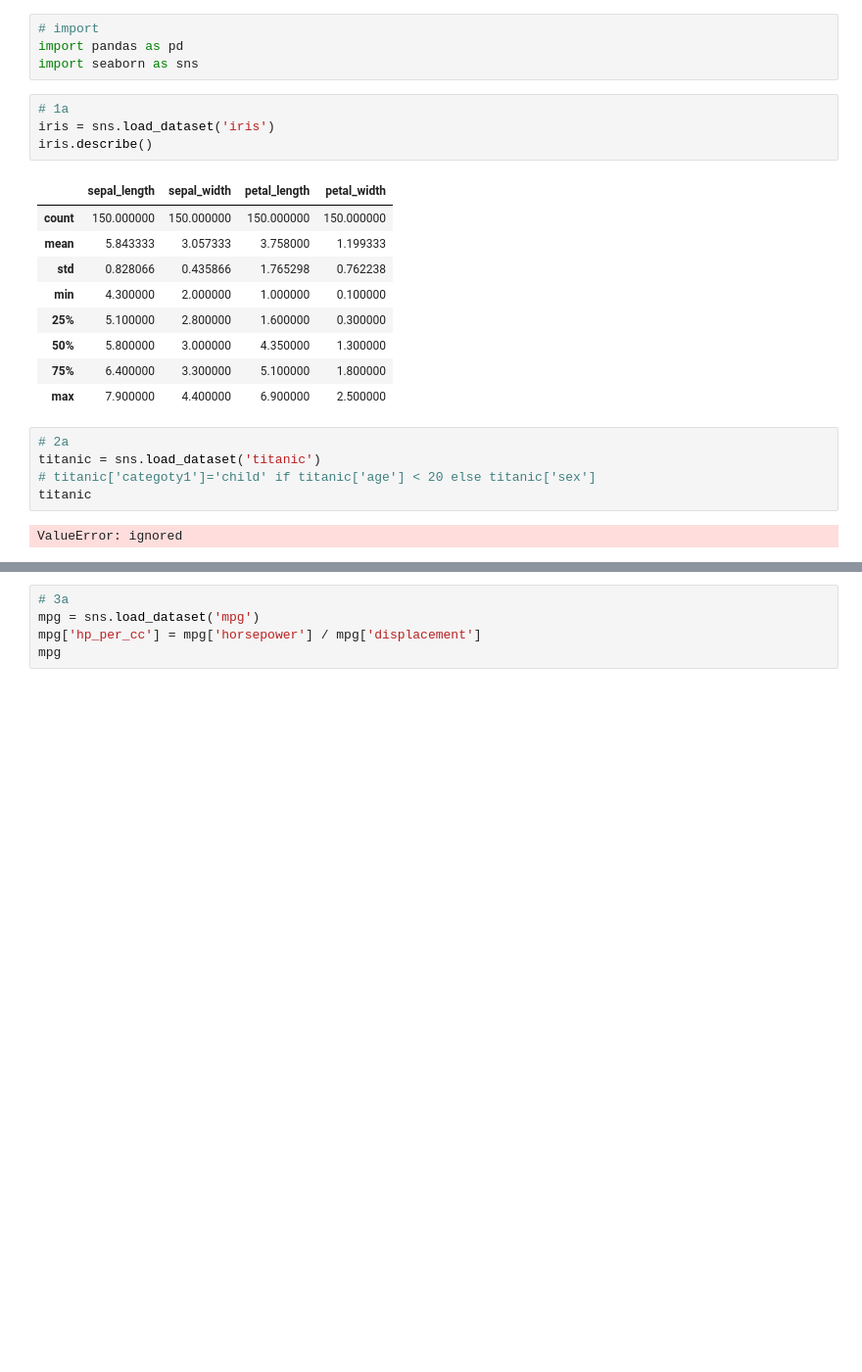
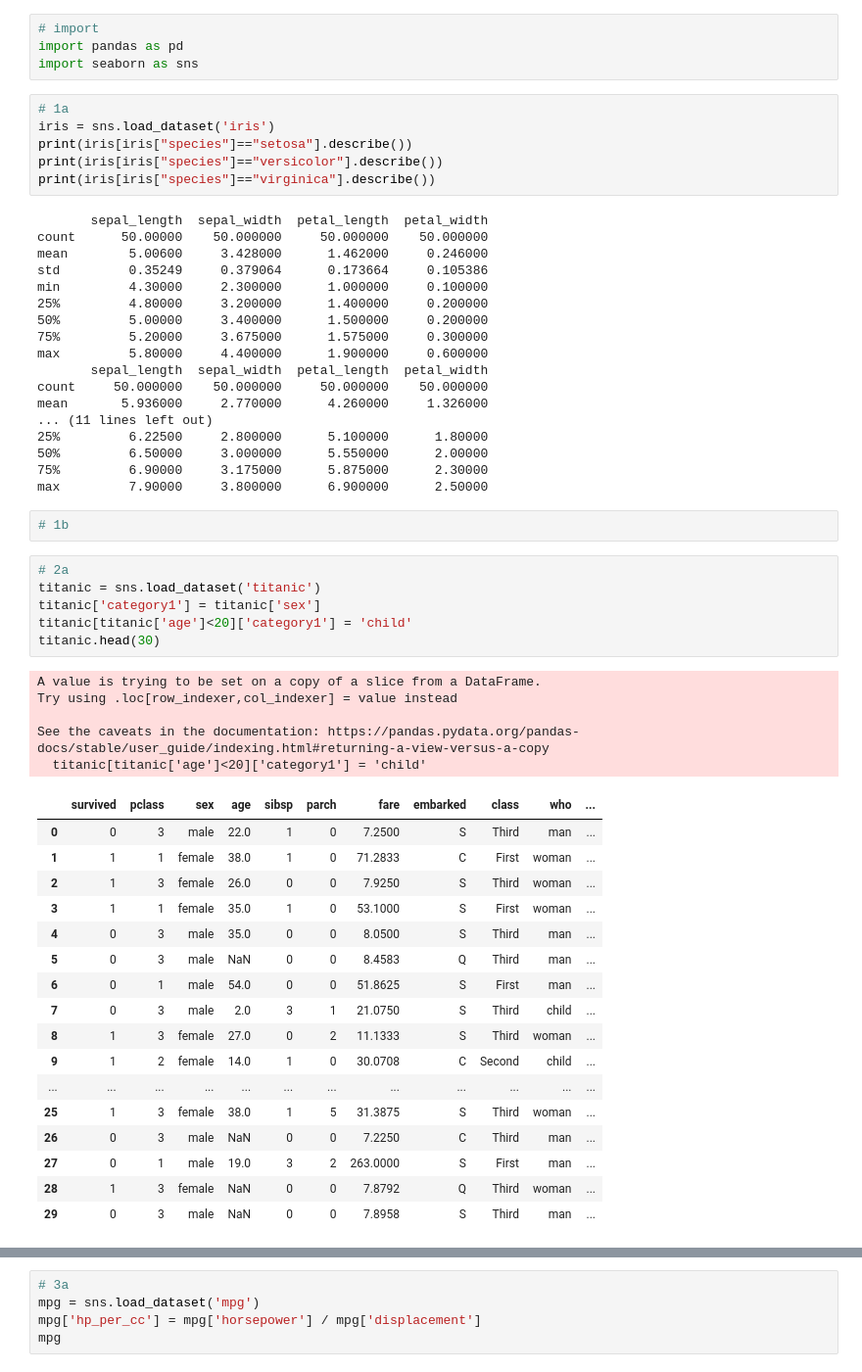
Before and after one commit to SpearXirus/big-company-project, a Jupyter notebook: Pandas_연습문제.ipynb, the cells around one changed output, grey strips where cells are left out. Shown at 98% size. Drawn from its saved outputs; the diff is of its cells as text; blank space fills up the shorter version.

```diff
--- a/Pandas_연습문제.ipynb
+++ b/Pandas_연습문제.ipynb
@@ -5,21 +5,55 @@ import seaborn as sns
 # %%
 # 1a
 iris = sns.load_dataset('iris')
-iris.describe()
+print(iris[iris["species"]=="setosa"].describe())
+print(iris[iris["species"]=="versicolor"].describe())
+print(iris[iris["species"]=="virginica"].describe())
 # %% [output]
-|  | sepal_length | sepal_width | petal_length | petal_width |
-| count | 150.000000 | 150.000000 | 150.000000 | 150.000000 |
-| mean | 5.843333 | 3.057333 | 3.758000 | 1.199333 |
-| std | 0.828066 | 0.435866 | 1.765298 | 0.762238 |
-| min | 4.300000 | 2.000000 | 1.000000 | 0.100000 |
-| 25% | 5.100000 | 2.800000 | 1.600000 | 0.300000 |
-| 50% | 5.800000 | 3.000000 | 4.350000 | 1.300000 |
-| 75% | 6.400000 | 3.300000 | 5.100000 | 1.800000 |
-| max | 7.900000 | 4.400000 | 6.900000 | 2.500000 |
+       sepal_length  sepal_width  petal_length  petal_width
+count      50.00000    50.000000     50.000000    50.000000
+mean        5.00600     3.428000      1.462000     0.246000
+std         0.35249     0.379064      0.173664     0.105386
+min         4.30000     2.300000      1.000000     0.100000
+25%         4.80000     3.200000      1.400000     0.200000
+50%         5.00000     3.400000      1.500000     0.200000
+75%         5.20000     3.675000      1.575000     0.300000
+max         5.80000     4.400000      1.900000     0.600000
+       sepal_length  sepal_width  petal_length  petal_width
+count     50.000000    50.000000     50.000000    50.000000
+mean       5.936000     2.770000      4.260000     1.326000
+... (11 lines left out)
+25%         6.22500     2.800000      5.100000      1.80000
+50%         6.50000     3.000000      5.550000      2.00000
+75%         6.90000     3.175000      5.875000      2.30000
+max         7.90000     3.800000      6.900000      2.50000
+# %%
+# 1b
 # %%
 # 2a
 titanic = sns.load_dataset('titanic')
-# titanic['categoty1']='child' if titanic['age'] < 20 else titanic['sex']
-titanic
+titanic['category1'] = titanic['sex']
+titanic[titanic['age']<20]['category1'] = 'child'
+titanic.head(30)
 # %% [output]
-ValueError: ignored
+A value is trying to be set on a copy of a slice from a DataFrame.
+Try using .loc[row_indexer,col_indexer] = value instead
+
+See the caveats in the documentation: https://pandas.pydata.org/pandas-docs/stable/user_guide/indexing.html#returning-a-view-versus-a-copy
+  titanic[titanic['age']<20]['category1'] = 'child'
+|  | survived | pclass | sex | age | sibsp | parch | fare | embarked | class | who | ... |
+| 0 | 0 | 3 | male | 22.0 | 1 | 0 | 7.2500 | S | Third | man | ... |
+| 1 | 1 | 1 | female | 38.0 | 1 | 0 | 71.2833 | C | First | woman | ... |
+| 2 | 1 | 3 | female | 26.0 | 0 | 0 | 7.9250 | S | Third | woman | ... |
+| 3 | 1 | 1 | female | 35.0 | 1 | 0 | 53.1000 | S | First | woman | ... |
+| 4 | 0 | 3 | male | 35.0 | 0 | 0 | 8.0500 | S | Third | man | ... |
+| 5 | 0 | 3 | male | NaN | 0 | 0 | 8.4583 | Q | Third | man | ... |
+| 6 | 0 | 1 | male | 54.0 | 0 | 0 | 51.8625 | S | First | man | ... |
+| 7 | 0 | 3 | male | 2.0 | 3 | 1 | 21.0750 | S | Third | child | ... |
+| 8 | 1 | 3 | female | 27.0 | 0 | 2 | 11.1333 | S | Third | woman | ... |
+| 9 | 1 | 2 | female | 14.0 | 1 | 0 | 30.0708 | C | Second | child | ... |
+| ... | ... | ... | ... | ... | ... | ... | ... | ... | ... | ... | ... |
+| 25 | 1 | 3 | female | 38.0 | 1 | 5 | 31.3875 | S | Third | woman | ... |
+| 26 | 0 | 3 | male | NaN | 0 | 0 | 7.2250 | C | Third | man | ... |
+| 27 | 0 | 1 | male | 19.0 | 3 | 2 | 263.0000 | S | First | man | ... |
+| 28 | 1 | 3 | female | NaN | 0 | 0 | 7.8792 | Q | Third | woman | ... |
+| 29 | 0 | 3 | male | NaN | 0 | 0 | 7.8958 | S | Third | man | ... |
```
Also changed, not shown: parts of 4 cells of this notebook.
